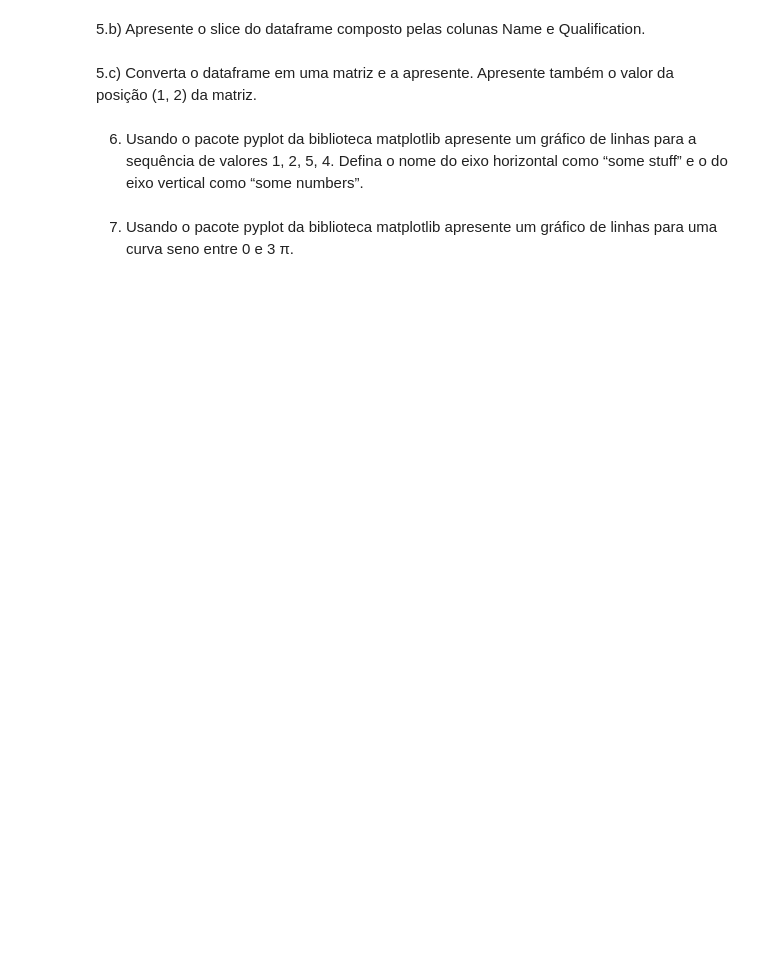
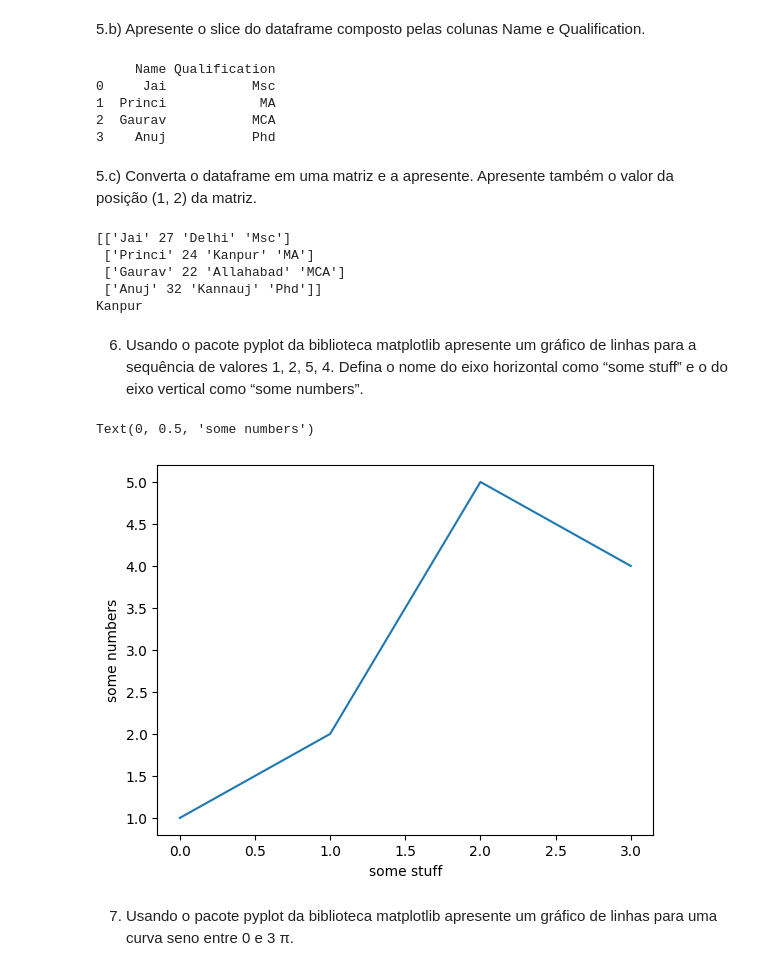
Before and after one commit to tucozz/ufes-IA, a Jupyter notebook: lab/aula_2.ipynb, the cells around one changed output. Drawn from its saved outputs; the diff is of its cells as text; code cells hidden in the pictures; blank space fills up the shorter version.

```diff
--- a/lab/aula_2.ipynb
+++ b/lab/aula_2.ipynb
@@ -17,8 +100,38 @@ lista 2: 11, 13, 13, 6, 11, 11, 9, 13, 13, 11, 13, 11, 13, 13, 6, 11, 11, 11, 13
 # %% [markdown]
 5.b) Apresente o slice do dataframe composto pelas colunas Name e Qualification.
+# %%
+sliced = df[['Name', 'Qualification']]
+print(sliced)
+# %% [output]
+     Name Qualification
+0     Jai           Msc
+1  Princi            MA
+2  Gaurav           MCA
+3    Anuj           Phd
 # %% [markdown]
 5.c) Converta o dataframe em uma matriz e a apresente. Apresente também o valor da posição (1, 2) da matriz.
+# %%
+matrix = df.to_numpy()
+print(matrix)
+print(matrix[1][2])
+# %% [output]
+[['Jai' 27 'Delhi' 'Msc']
+ ['Princi' 24 'Kanpur' 'MA']
+ ['Gaurav' 22 'Allahabad' 'MCA']
+ ['Anuj' 32 'Kannauj' 'Phd']]
+Kanpur
 # %% [markdown]
 6) Usando o pacote pyplot da biblioteca matplotlib apresente um gráfico de linhas para a sequência de valores 1, 2, 5, 4. Defina o nome do eixo horizontal como “some stuff” e o do eixo vertical como “some numbers”.
+# %%
+from matplotlib import pyplot as plt
+
+x = [1, 2, 5, 4]
+
+plt.plot(x)
+plt.xlabel('some stuff')
+plt.ylabel('some numbers')
+# %% [output]
+Text(0, 0.5, 'some numbers')
+[figure, added]
 # %% [markdown]
 7) Usando o pacote pyplot da biblioteca matplotlib apresente um gráfico de linhas para uma curva seno entre 0 e 3 π.
```
Also changed, not shown: parts of 17 cells of this notebook.
